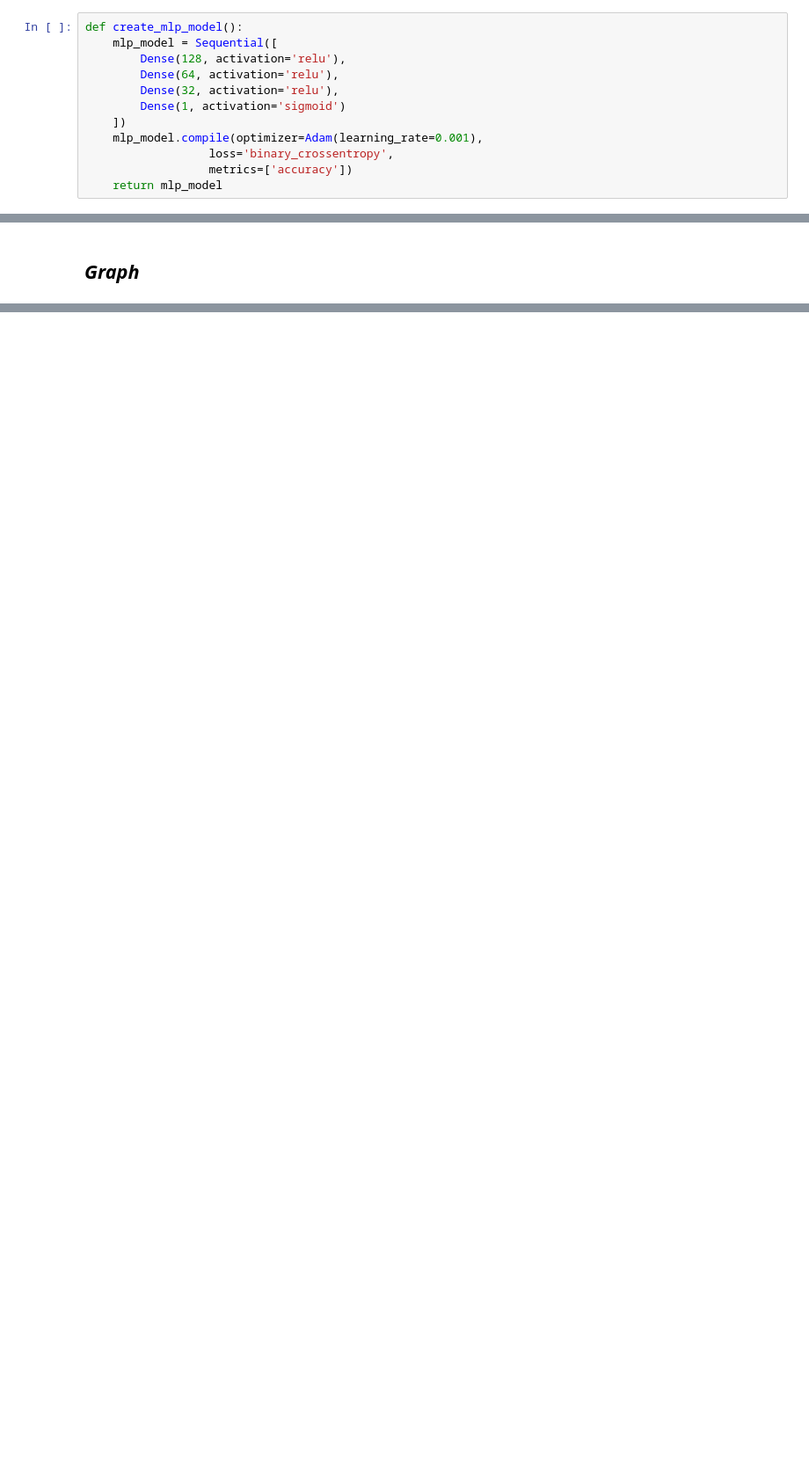
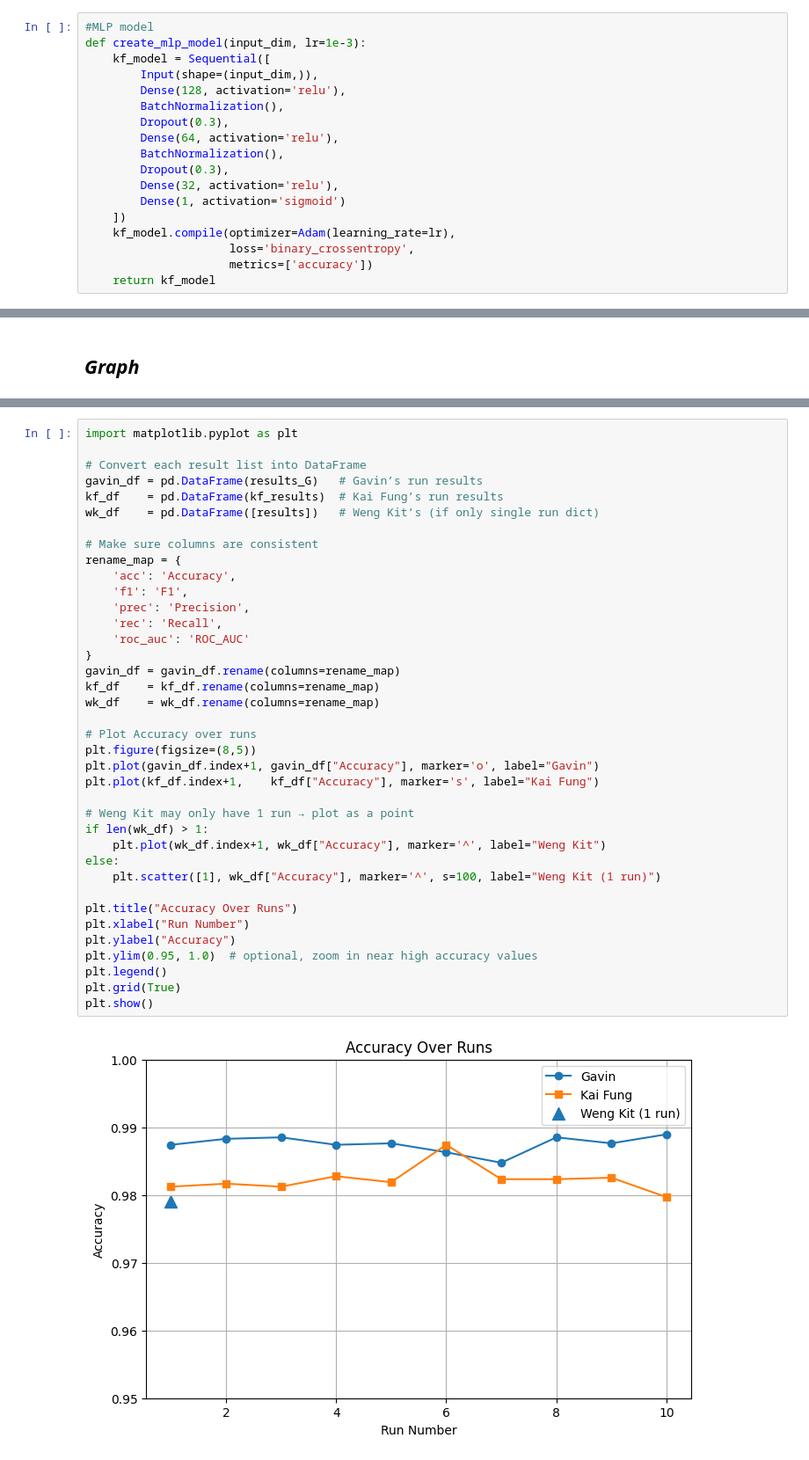
Before and after one commit to Octaxx/DLI-Assignment, a Jupyter notebook: Compile_Model.ipynb, the cells around one changed output, grey strips where cells are left out. Shown at 88% size. Cells and saved outputs as stored; diff of their text form; blank space fills up the shorter version.

```diff
--- a/Compile_Model.ipynb
+++ b/Compile_Model.ipynb
@@ -782,12 +832,18 @@ column_transformer = ColumnTransformer([
 # %%
-def create_mlp_model():
-    mlp_model = Sequential([
+#MLP model
+def create_mlp_model(input_dim, lr=1e-3):
+    kf_model = Sequential([
+        Input(shape=(input_dim,)),
         Dense(128, activation='relu'),
+        BatchNormalization(),
+        Dropout(0.3),
         Dense(64, activation='relu'),
+        BatchNormalization(),
+        Dropout(0.3),
         Dense(32, activation='relu'),
         Dense(1, activation='sigmoid')
     ])
-    mlp_model.compile(optimizer=Adam(learning_rate=0.001),
-                  loss='binary_crossentropy',
-                  metrics=['accuracy'])
-    return mlp_model
+    kf_model.compile(optimizer=Adam(learning_rate=lr),
+                     loss='binary_crossentropy',
+                     metrics=['accuracy'])
+    return kf_model
@@ -1097,0 +1350,40 @@ plt.show()
+# %%
+import matplotlib.pyplot as plt
+
+# Convert each result list into DataFrame
+gavin_df = pd.DataFrame(results_G)   # Gavin’s run results
+kf_df    = pd.DataFrame(kf_results)  # Kai Fung’s run results
+wk_df    = pd.DataFrame([results])   # Weng Kit’s (if only single run dict)
+
+# Make sure columns are consistent
+rename_map = {
+    'acc': 'Accuracy',
+    'f1': 'F1',
+    'prec': 'Precision',
+    'rec': 'Recall',
+    'roc_auc': 'ROC_AUC'
+}
+gavin_df = gavin_df.rename(columns=rename_map)
+kf_df    = kf_df.rename(columns=rename_map)
+wk_df    = wk_df.rename(columns=rename_map)
+
+# Plot Accuracy over runs
+plt.figure(figsize=(8,5))
+plt.plot(gavin_df.index+1, gavin_df["Accuracy"], marker='o', label="Gavin")
+plt.plot(kf_df.index+1,    kf_df["Accuracy"], marker='s', label="Kai Fung")
+
+# Weng Kit may only have 1 run → plot as a point
+if len(wk_df) > 1:
+    plt.plot(wk_df.index+1, wk_df["Accuracy"], marker='^', label="Weng Kit")
+else:
+    plt.scatter([1], wk_df["Accuracy"], marker='^', s=100, label="Weng Kit (1 run)")
+
+plt.title("Accuracy Over Runs")
+plt.xlabel("Run Number")
+plt.ylabel("Accuracy")
+plt.ylim(0.95, 1.0)  # optional, zoom in near high accuracy values
+plt.legend()
+plt.grid(True)
+plt.show()
+# %% [output]
+[figure, added]
```
Also changed, not shown: parts of 31 cells of this notebook.
